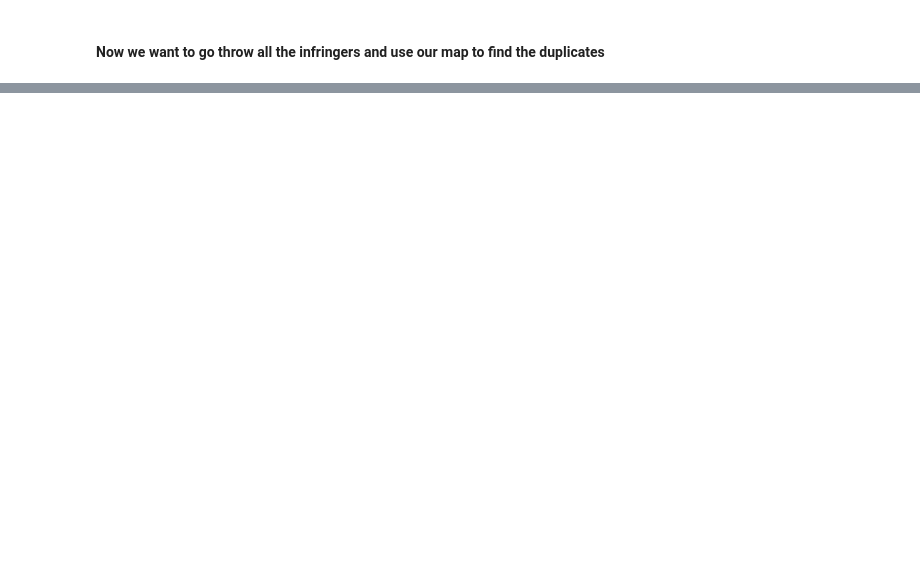
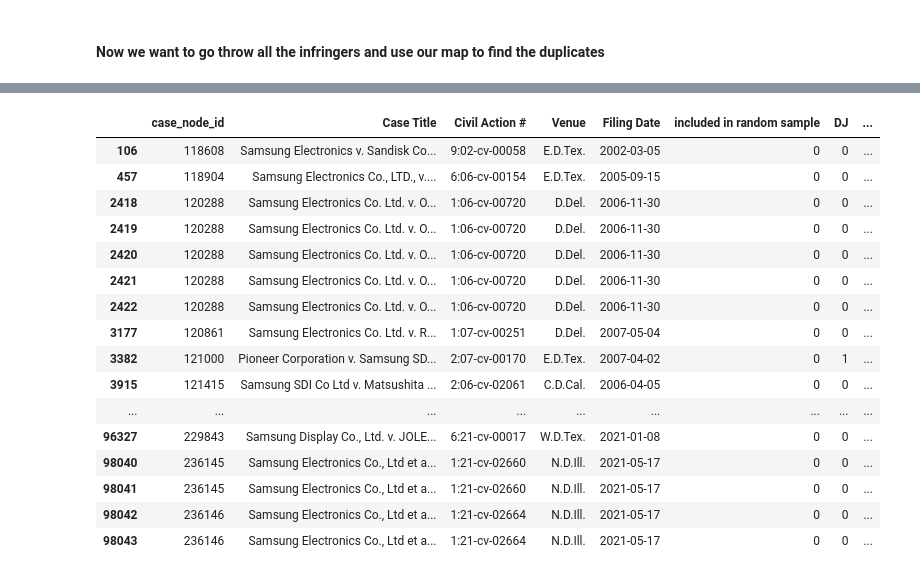
Before and after one commit to stanislav-a/hna_patents, a Jupyter notebook: notebooks/cleaning.ipynb, the cells around one changed output, grey strips where cells are left out. Saved outputs shown, nothing was run; the diff lists cells and outputs as text; code cells hidden in the pictures; blank space fills up the shorter version.

```diff
--- a/notebooks/cleaning.ipynb
+++ b/notebooks/cleaning.ipynb
@@ -118,11 +118,12 @@ from fuzzywuzzy import fuzz
 print(fuzz.ratio("Dr. Reddy's Laboratories, Ltd.", "Dr. Reddy's Laboratories, Inc."))
 print(fuzz.ratio('Samsung Electronics America, Inc.', 'Samsung Electronics Co., Ltd.'))
 
-ignore_words_ = ["Corporation", "Inc.", "Ltd.", "LLC", "Co.", "Electronics", "Technologies", "Industries", "Group", "Holdings", "Companies", "Company",
-                 "Systems", "Solutions", "International", "America", "USA", "US", "United States", "Company",
-                 "North America", "South America", "Europe", "Asia", "Africa", "Australia", "Pacific",
-                 "Communications", "Laboratories", "Pharmaceutical", "Pharmaceuticals", "Pharma", "Biotech", "Biotechnologies",
-                 "Limited", "Healthcare", "Health", "Medical", "Medicine", "Medicines", "Therapeutics", "Therapy", "Therapies", "Computer", "Software", "Inc", "Ltd"]
+ignore_words_ = ["Corporation", "Inc.", "Ltd.", "LLC", "Co.", "Co", "Electronics", "Technologies", "Industries", "Group", "Holdings", "Companies", "Company",
+                 "Device", "Digital", "International", "Global", "Telecommunications", "Semiconductor", "Semiconductors",
+                 "Systems", "Solutions", "International", "America", "USA", "US", "United States", "Company", "Motor", "Sales", "Manufacturing", "Manufacture", "Manufactures",
+                 "North America", "South America", "Europe", "Asia", "Africa", "Australia", "Pacific", "U.S.A.", "Mobility", "LLC",
+                 "Communications", "Laboratories", "Pharmaceutical", "Pharmaceuticals", "Pharma", "Biotech", "Biotechnologies", "corp.", "partnership",
+                 "Limited", "Healthcare", "Health", "Medical", "Medicine", "Medicines", "Therapeutics", "Therapy", "Therapies", "Computer", "Software", "Inc", "Ltd", "united", "states", "private"]
 
 def clean_term(term_, ignore_words = ignore_words_):
     term = term_.split()
@@ -131,6 +132,8 @@ def clean_term(term_, ignore_words = ignore_words_):
     # remove ' and "
     term = [word.replace("'", "") for word in term]
     term = [word.replace('"', "") for word in term]
+    term = [word.replace('(', "") for word in term]
+    term = [word.replace(')', "") for word in term]
     # strip each word
     term = [word.strip() for word in term]
     # use lower case for all words and for ignore_words
@@ -145,7 +148,7 @@ def fuzz_ratio_ignore_words(str1, str2, ignore_words = ignore_words_) -> int:
     str1 = clean_term(str1, ignore_words)
     str2 = clean_term(str2, ignore_words)
     # construct consensus from str1 and str2
-    return fuzz.ratio(" ".join(str1), " ".join(str2))
+    return fuzz.partial_ratio(str1, str2) if min(len(str1), len(str2)) > 4 else fuzz.ratio(str1, str2)
 
 print(clean_term("Samsung Electronics Co., Ltd."))
 fuzz_ratio_ignore_words('Huawei Technologies USA, Inc.', 'Hauwei Technologies USA, Inc.')
@@ -337,0 +357,19 @@ Number of unique keys: 18
+# %%
+# delete 'watson', 'hetero' and  'research in motion' because of too many false positives.
+# first get all values for these keys
+def delete_key(key, key_to_list_map, key_map):
+    values = key_to_list_map[key]
+    for value in values:
+        del key_map[value]
+    del key_to_list_map[key]
+
+for key in ['watson', 'hetero', 'research in motion']:
+    delete_key(key, alleged_infringers_key_to_list_map, alleged_infringers_to_key_map)
+
+# add original one: 'research in motion': ['Research In Motion Corporation', 'Research In Motion Limited']
+alleged_infringers_key_to_list_map['research in motion'] = ['Research In Motion Corporation', 'Research In Motion Limited']
+alleged_infringers_to_key_map['Research In Motion Corporation'] = 'research in motion'
+alleged_infringers_to_key_map['Research In Motion Limited'] = 'research in motion'
+
+print(f"Number of unique keys: {len(alleged_infringers_key_to_list_map)}")
+alleged_infringers_key_to_list_map
@@ -337,0 +395,25 @@ Number of unique keys: 18
+# %%
+# make an alias column to asserters using alleged_infringers_to_key_map
+asserters['infringet_aliases'] = asserters['Alleged Infringer'].apply(lambda x: [alleged_infringers_to_key_map[value] for value in x if value in alleged_infringers_to_key_map])
+# %%
+# check asserters df and find some rows where Patent Asserter has "huawei" in its name to ids of asserters
+test_df = asserters[asserters['Patent Asserter'].str.contains('samsung', case=False)]
+test_df
+# %% [output]
+|  | case_node_id | Case Title | Civil Action # | Venue | Filing Date | included in random sample | DJ | ... |
+| 106 | 118608 | Samsung Electronics v. Sandisk Co... | 9:02-cv-00058 | E.D.Tex. | 2002-03-05 | 0 | 0 | ... |
+| 457 | 118904 | Samsung Electronics Co., LTD., v.... | 6:06-cv-00154 | E.D.Tex. | 2005-09-15 | 0 | 0 | ... |
+| 2418 | 120288 | Samsung Electronics Co. Ltd. v. O... | 1:06-cv-00720 | D.Del. | 2006-11-30 | 0 | 0 | ... |
+| 2419 | 120288 | Samsung Electronics Co. Ltd. v. O... | 1:06-cv-00720 | D.Del. | 2006-11-30 | 0 | 0 | ... |
+| 2420 | 120288 | Samsung Electronics Co. Ltd. v. O... | 1:06-cv-00720 | D.Del. | 2006-11-30 | 0 | 0 | ... |
+| 2421 | 120288 | Samsung Electronics Co. Ltd. v. O... | 1:06-cv-00720 | D.Del. | 2006-11-30 | 0 | 0 | ... |
+| 2422 | 120288 | Samsung Electronics Co. Ltd. v. O... | 1:06-cv-00720 | D.Del. | 2006-11-30 | 0 | 0 | ... |
+| 3177 | 120861 | Samsung Electronics Co. Ltd. v. R... | 1:07-cv-00251 | D.Del. | 2007-05-04 | 0 | 0 | ... |
+| 3382 | 121000 | Pioneer Corporation v. Samsung SD... | 2:07-cv-00170 | E.D.Tex. | 2007-04-02 | 0 | 1 | ... |
+| 3915 | 121415 | Samsung SDI Co Ltd v. Matsushita ... | 2:06-cv-02061 | C.D.Cal. | 2006-04-05 | 0 | 0 | ... |
+| ... | ... | ... | ... | ... | ... | ... | ... | ... |
+| 96327 | 229843 | Samsung Display Co., Ltd. v. JOLE... | 6:21-cv-00017 | W.D.Tex. | 2021-01-08 | 0 | 0 | ... |
+| 98040 | 236145 | Samsung Electronics Co., Ltd et a... | 1:21-cv-02660 | N.D.Ill. | 2021-05-17 | 0 | 0 | ... |
+| 98041 | 236145 | Samsung Electronics Co., Ltd et a... | 1:21-cv-02660 | N.D.Ill. | 2021-05-17 | 0 | 0 | ... |
+| 98042 | 236146 | Samsung Electronics Co., Ltd et a... | 1:21-cv-02664 | N.D.Ill. | 2021-05-17 | 0 | 0 | ... |
+| 98043 | 236146 | Samsung Electronics Co., Ltd et a... | 1:21-cv-02664 | N.D.Ill. | 2021-05-17 | 0 | 0 | ... |
```
Also changed, not shown: parts of 17 cells of this notebook, 1 other file.
